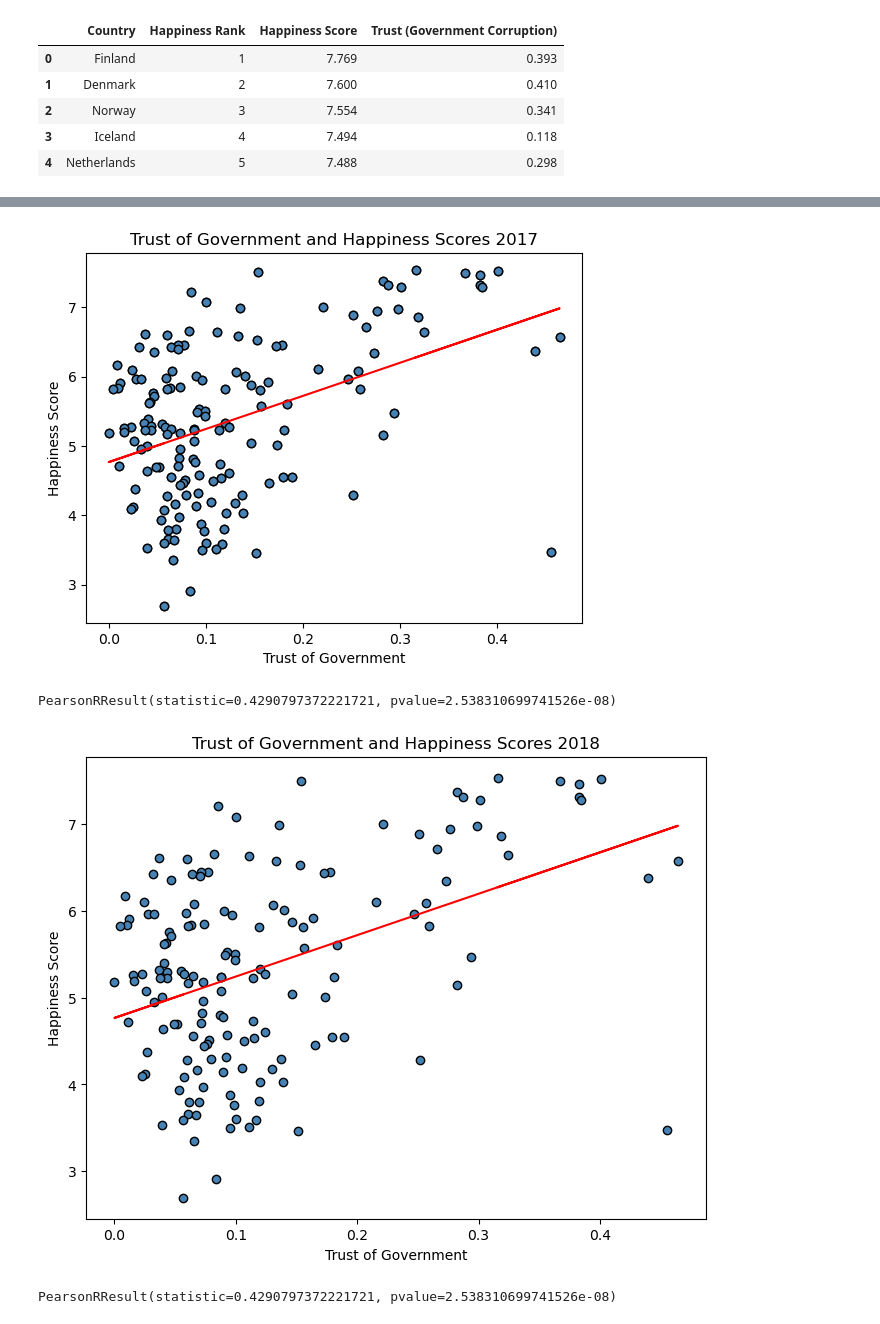
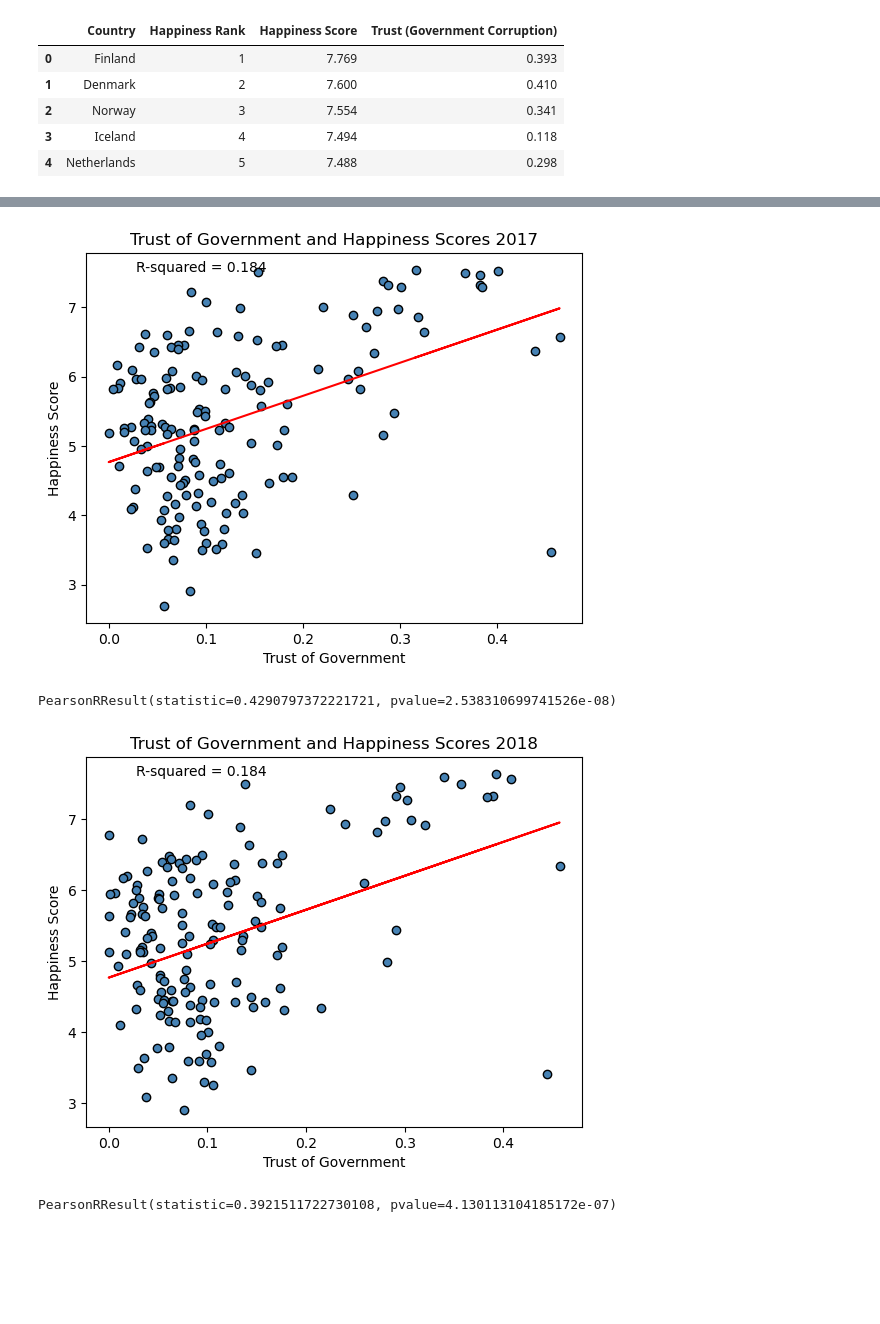
Before and after one commit to speedsk8103/project_1_group_4, a Jupyter notebook: jae_notebook.ipynb, the cells around one changed output, grey strips where cells are left out. Drawn from its saved outputs; the diff is of its cells as text; code cells hidden in the pictures; blank space fills up the shorter version.

```diff
--- a/jae_notebook.ipynb
+++ b/jae_notebook.ipynb
@@ -290,64 +330,68 @@ clean_17 = clean_17.rename(columns={"Happiness.Rank":"Happiness Rank",
 clean_17
 #calculate mean of happiness score and trust in government columns for each year's dataset. include linear regression.
 #2017
-trust = clean_17["Trust (Government Corruption)"]
-score = clean_17["Happiness Score"]
-plt.scatter(trust, score, marker="o", edgecolors="black", facecolors="steelblue")
-#linear regression
 x_values = clean_17['Trust (Government Corruption)']
 y_values = clean_17['Happiness Score']
-(slope, intercept, rvalue, pvalue, stderr) = linregress(x_values, y_values)
+
+fig, ax = plt.subplots()
+r_squared = rvalue ** 2
+ax.text(.1, 0.95, f"R-squared = {r_squared:.3f}", transform=ax.transAxes)
 regress_values = x_values * slope + intercept
 line_eq = "y = " + str(round(slope,2)) + "x + " + str(round(intercept,2))
 plt.scatter(x_values,y_values,edgecolors="black", facecolors="steelblue")
 plt.plot(x_values,regress_values,"r-")
+(slope, intercept, rvalue, pvalue, stderr) = linregress(x_values, y_values)
 plt.annotate(line_eq,(5.8,0.8),fontsize=15,color="red")
 plt.title("Trust of Government and Happiness Scores 2017")
 plt.xlabel("Trust of Government")
 plt.ylabel("Happiness Score")
 plt.savefig('images/trust_2017.png')
+
+# Correlation between Trust of Government/Happiness Score in 2017.
+corr_2017 = st.pearsonr(x_values,y_values)
 plt.show()
-# Correlation between Trust of Government/Happiness Score in 2017.
-correlation = st.pearsonr(x_values,y_values)
-plt.show()
-correlation
+corr_2017
 # %% [output]
-[figure, old version]
+[figure, new version]
 PearsonRResult(statistic=0.4290797372221721, pvalue=2.538310699741526e-08)
 # %%
 #rename columns for continuity.
 import matplotlib.pyplot as plt
 from scipy.stats import linregress
 
 clean_18 = eight_df[["Country or region", "Overall rank", "Score", "Perceptions of corruption"]]
 clean_18 = clean_18.rename(columns={"Country or region":"Country",
                                                   "Score":"Happiness Score",
                                                   "Overall rank":"Happiness Rank",
                                                   "Perceptions of corruption":"Trust (Government Corruption)"})
 clean_18[["Country", "Happiness Rank", "Happiness Score", "Trust (Government Corruption)"]]
 
 # calculate mean of happiness score and trust in government columns for each year's dataset. include linear regression.
 # 2018
-(slope, intercept, rvalue, pvalue, stderr) = linregress(x_values, y_values)
+x_values = clean_18['Trust (Government Corruption)']
+y_values = clean_18['Happiness Score']
+
+fig, ax = plt.subplots()
+r_squared = rvalue ** 2
+ax.text(.1, 0.95, f"R-squared = {r_squared:.3f}", transform=ax.transAxes)
 regress_values = x_values * slope + intercept
 line_eq = "y = " + str(round(slope,2)) + "x + " + str(round(intercept,2))
-
-# plot the scatter plot and the regression line
-plt.figure(figsize=(8, 6))
-plt.scatter(x_values, y_values,edgecolors="black", facecolors="steelblue")
-plt.plot(x_values, regress_values, "r-")
+plt.scatter(x_values,y_values,edgecolors="black", facecolors="steelblue")
+plt.plot(x_values,regress_values,"r-")
+(slope, intercept, rvalue, pvalue, stderr) = linregress(x_values, y_values)
+plt.annotate(line_eq,(5.8,0.8),fontsize=15,color="red")
 plt.title("Trust of Government and Happiness Scores 2018")
 plt.xlabel("Trust of Government")
 plt.ylabel("Happiness Score")
 plt.savefig('images/trust_2018.png')
+
+# Correlation between Trust of Government/Happiness Score in 2018.
+corr_2018 = st.pearsonr(x_values,y_values)
 plt.show()
-# Correlation between Trust of Government/Happiness Score in 2018.
-correlation = st.pearsonr(x_values,y_values)
-plt.show()
-correlation
+corr_2018
 # %% [output]
-[figure, old version]
+[figure, new version]
-PearsonRResult(statistic=0.4290797372221721, pvalue=2.538310699741526e-08)
+PearsonRResult(statistic=0.3921511722730108, pvalue=4.130113104185172e-07)
 # %%
 #rename columns for continuity.
 clean_19 = nine_df[["Country or region", "Overall rank", "Score", "Perceptions of corruption"]]
```
Also changed, not shown: parts of 20 cells of this notebook, 19 other files.
